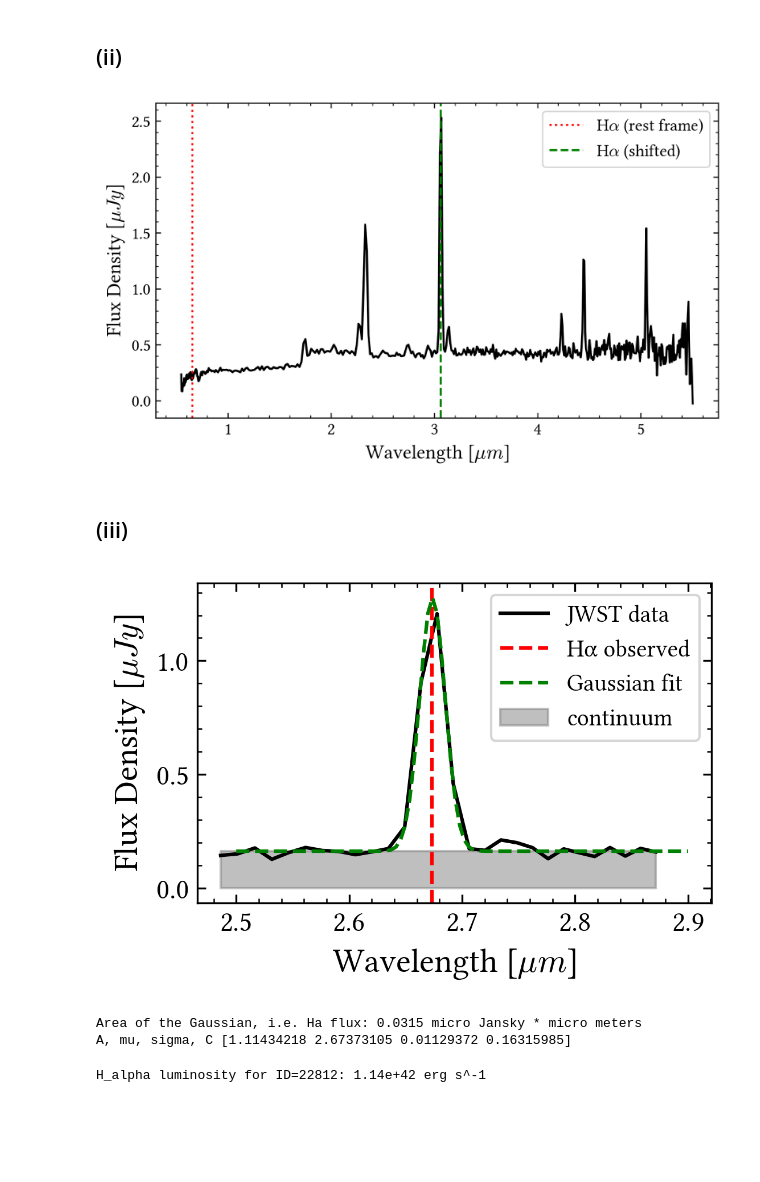
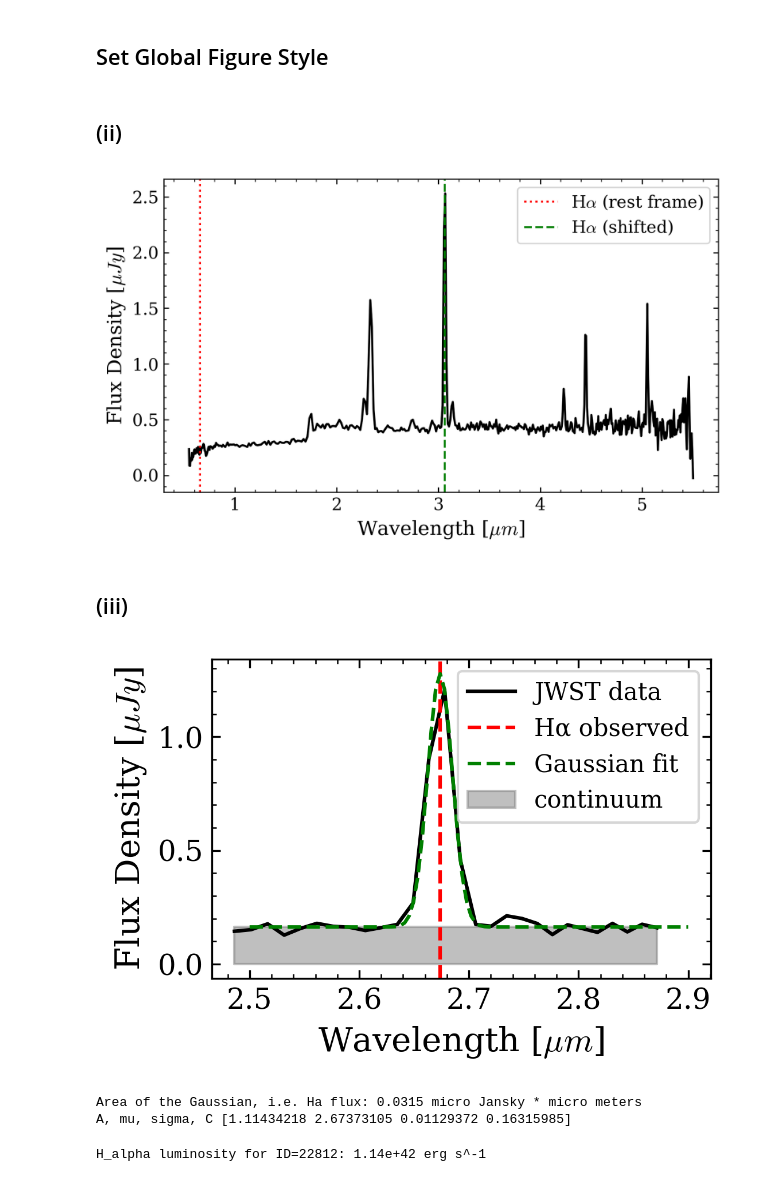
Before and after one commit to Fubinii/FEG_NA_1, a Jupyter notebook: FEG_NA1_FelixSchulz.ipynb, the cells around one changed output. Drawn from its saved outputs; the diff is of its cells as text; code cells hidden in the pictures; blank space fills up the shorter version.

```diff
--- a/FEG_NA1_FelixSchulz.ipynb
+++ b/FEG_NA1_FelixSchulz.ipynb
@@ -6,13 +19,16 @@ from astropy.io import fits
 
 show_title = False # Set this to true to print the title of the plots.
 # For the report, it should not display a title AND the figure caption
+save_pdf = False
+# %% [markdown]
+## Set Global Figure Style
 # %%
 # Global style
 plt.rcParams.update({
     "axes.prop_cycle": plt.cycler(color=["black"]
                             + plt.rcParams['axes.prop_cycle'].by_key()['color']),
     "font.family": "serif",             # Serif fonts (e.g., Times-like)
-    "font.serif": ["Linux Libertine"],  # Same font as in LaTeX
+    # "font.serif": ["Linux Libertine"],  # Same font as in LaTeX
     "font.size": 14,                    # Base font size
     "mathtext.fontset": "cm",           # Math Font to match a bit better
     "legend.fontsize": 12,
@@ -82,10 +98,10 @@ frame.axvline((Ha*1e-4*z_value + Ha*1e-4),c='green',linestyle='--',label=r'H$\al
 if show_title: frame.set_title(f'Spectrum Visualization for ID {ID} with $z={z_value}$')
 frame.legend()
 plt.tight_layout()
-plt.savefig(fname='spectrum_visualization.pdf')
+if save_pdf: plt.savefig(fname='spectrum_visualization.pdf')
 show()
 # %% [output]
-[figure, old version]
+[figure, new version]
 # %% [markdown]
 ## (iii)
 # %%
@@ -115,35 +131,35 @@ frame = fig.add_subplot()
 frame.plot(wave_slice, flux_slice, color='black',label='JWST data')
 
 frame.set_xlabel(r'Wavelength [$\mu m$]')
 frame.set_ylabel(r'Flux Density [$\mu Jy$]')
 
 #frame.axvline(Ha*1e-4, c='red', linestyle=':', label='Hα rest')
 frame.axvline(Ha_obs, c='red', linestyle='--', label='Hα observed')
 if show_title: frame.set_title(r"Slice around H$_{\alpha , obs}$ with Gaussian fit for ID=22812")
 
 # C accounts for the continuum
 def gaussian(x, A, mu, sigma, C):
     return A * np.exp(-(x - mu)**2 / (2*sigma**2)) + C
 
 params, cov = curve_fit(gaussian, wave_slice, flux_slice, p0=[1.2,Ha_obs,0.05,flux_slice.min()])
 
 #fitting parameters
 A_fit, mu_fit, sigma_fit, continuum = params
 
 #plot fit and subtract the continuum
 frame.plot(np.linspace(2.5,2.9,100), gaussian(np.linspace(2.5,2.9,100), A_fit, mu_fit, sigma_fit, continuum), 'g--', label='Gaussian fit')
 frame.fill_between(wave_slice, 0, continuum, color='grey', alpha=0.5, label='continuum')
 frame.legend(fontsize=10)
 plt.tight_layout()
 
 area = A_fit * abs(sigma_fit) * np.sqrt(2*np.pi) #micro Jy * micro m
-plt.savefig(fname="Gaussian-slice.pdf",format='pdf')
+if save_pdf: plt.savefig(fname="Gaussian-slice.pdf",format='pdf')
 show()
 
 print(fr"Area of the Gaussian, i.e. Ha flux: {area:.4f} micro Jansky * micro meters")
 print("A, mu, sigma, C", params)
 # %% [output]
-[figure, old version]
+[figure, new version]
 Area of the Gaussian, i.e. Ha flux: 0.0315 micro Jansky * micro meters
 A, mu, sigma, C [1.11434218 2.67373105 0.01129372 0.16315985]
 # %%
```
Also changed, not shown: parts of 8 cells of this notebook.
